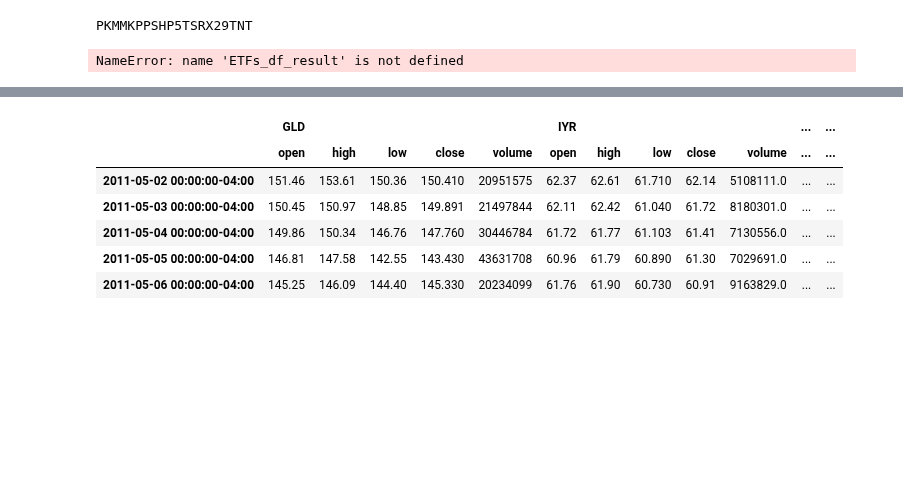
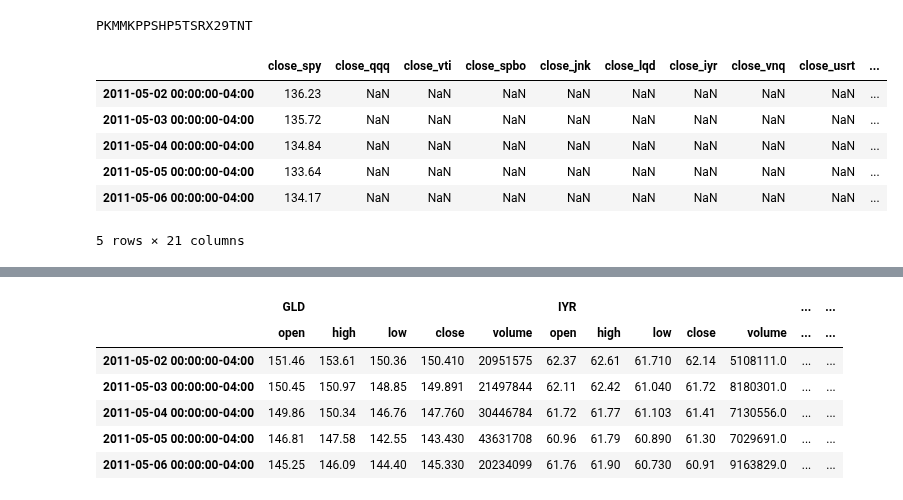
Before and after one commit to ummearusha/Insuring_Insurance_Payments, a Jupyter notebook: code_Feng.ipynb, the cells around one changed output, grey strips where cells are left out. Drawn from its saved outputs; the diff is of its cells as text; code cells hidden in the pictures; blank space fills up the shorter version.

```diff
--- a/code_Feng.ipynb
+++ b/code_Feng.ipynb
@@ -58,38 +58,50 @@ ETFs_df.head()
 # Output the data to CSV
 #df_ETFs.to_csv("Resources/ETFs.csv", encoding='utf-8', index=True)
 # %%
- tickers = ["SPY", "QQQ", "VTI",
+tickers = ["SPY", "QQQ", "VTI",
            "SPBO", "JNK", "LQD",
            "IYR", "VNQ", "USRT",
            "PSP", "USO", "GLD",
            "MUB", "MUNI", "PZA",
            "VMBS", "MBB", "MBG",
            "TLT", "SCHO", "SHY"
           ]
+
+start_date = pd.Timestamp("2011-05-01", tz="America/New_York").isoformat()
+today = pd.Timestamp("2021-01-15", tz="America/New_York").isoformat()
 
 def get_ticker_prices(ticker):
 
     # Set timeframe to '1D'
     timeframe = '1D'
 
     # Make the API cal and store in DataFrame
     data_df = alpaca.get_barset(
         ticker,
         timeframe,
+        start = start_date,
+        end = today,
         limit=None,
         after=None,
         until=None,
     ).df
 
     # Clean DataFrame to show only close prices
     df = pd.DataFrame({'close_'+ticker.lower():data_df[ticker]['close']})
     return df
 
+result=[]
 for i in tickers:
+    temp = get_ticker_prices(i)
+    result.append(temp)
+ETF_df=pd.concat(result)
 
-    ETFs_df = get_ticker_prices(i)
-    ETFs_df_result.append(ETFs_df)
-
-ETFs_df_result.head()
+ETF_df.head()
 # %% [output]
+|  | close_spy | close_qqq | close_vti | close_spbo | close_jnk | close_lqd | close_iyr | close_vnq | close_usrt | ... |
+| 2011-05-02 00:00:00-04:00 | 136.23 | NaN | NaN | NaN | NaN | NaN | NaN | NaN | NaN | ... |
+| 2011-05-03 00:00:00-04:00 | 135.72 | NaN | NaN | NaN | NaN | NaN | NaN | NaN | NaN | ... |
+| 2011-05-04 00:00:00-04:00 | 134.84 | NaN | NaN | NaN | NaN | NaN | NaN | NaN | NaN | ... |
+| 2011-05-05 00:00:00-04:00 | 133.64 | NaN | NaN | NaN | NaN | NaN | NaN | NaN | NaN | ... |
+| 2011-05-06 00:00:00-04:00 | 134.17 | NaN | NaN | NaN | NaN | NaN | NaN | NaN | NaN | ... |
-NameError: name 'ETFs_df_result' is not defined
+5 rows × 21 columns
```
Also changed, not shown: parts of 1 cell of this notebook, 4 other files.
